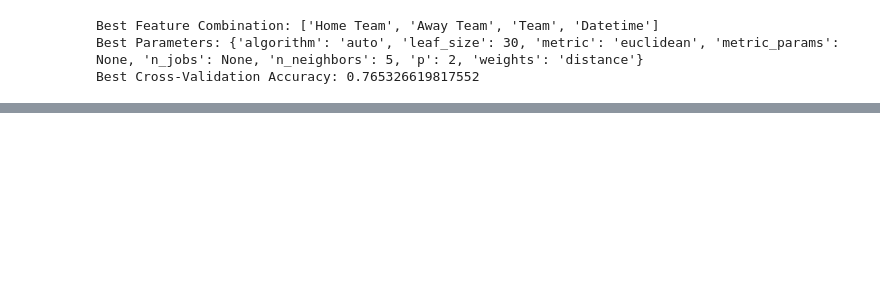
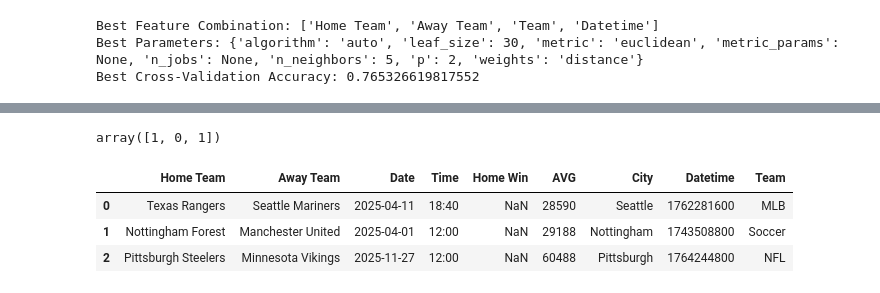
Before and after one commit to aalemay/Data-Science-ML-Training, a Jupyter notebook: Running_ML_on_Final_Data.ipynb, the cells around one changed output, grey strips where cells are left out. Saved outputs shown, nothing was run; the diff lists cells and outputs as text; code cells hidden in the pictures; blank space fills up the shorter version.

Commit message:
Final Training Data with Test data included!

```diff
--- a/Running_ML_on_Final_Data.ipynb
+++ b/Running_ML_on_Final_Data.ipynb
@@ -546,0 +471,41 @@ KeyboardInterrupt:
+# %%
+X_train = df_combo[['Home Team', 'Away Team', 'Team', 'Datetime']]
+Y_train = df_combo["Home Win"]
+
+test = pd.read_csv('/content/Test Data_NFLMLBSoc - Sheet1.csv')
+test['Datetime'] = pd.to_datetime(test['Datetime'])  # Convert to datetime
+test['Datetime'] = test['Datetime'].astype(int) // 10**9  # Convert to Unix timestamp
+X_test = test[['Home Team', 'Away Team', 'Team', 'Datetime']]
+
+transformer = make_column_transformer(
+    (StandardScaler(), ["Datetime"]),  # Numerical columns
+    (OneHotEncoder(handle_unknown="ignore", sparse_output=False), ["Home Team", "Away Team","Team"]),  # Categorical columns
+    remainder="drop"
+)
+
+# Create Pipeline
+pipeline = make_pipeline(
+    transformer,
+    KNeighborsClassifier(
+    algorithm='auto',
+    leaf_size=30,
+    metric='euclidean',
+    metric_params=None,
+    n_jobs=None,
+    n_neighbors=5,
+    p=2,
+    weights='distance'
+)
+)
+pipeline.fit(X=X_train, y=Y_train)
+predicted = pipeline.predict(X=X_test)
+predicted
+# %% [output]
+array([1, 0, 1])
+# %%
+test
+# %% [output]
+|  | Home Team | Away Team | Date | Time | Home Win | AVG | City | Datetime | Team |
+| 0 | Texas Rangers | Seattle Mariners | 2025-04-11 | 18:40 | NaN | 28590 | Seattle | 1762281600 | MLB |
+| 1 | Nottingham Forest | Manchester United | 2025-04-01 | 12:00 | NaN | 29188 | Nottingham | 1743508800 | Soccer |
+| 2 | Pittsburgh Steelers | Minnesota Vikings | 2025-11-27 | 12:00 | NaN | 60488 | Pittsburgh | 1764244800 | NFL |
```
Also changed, not shown: parts of 3 cells of this notebook.
